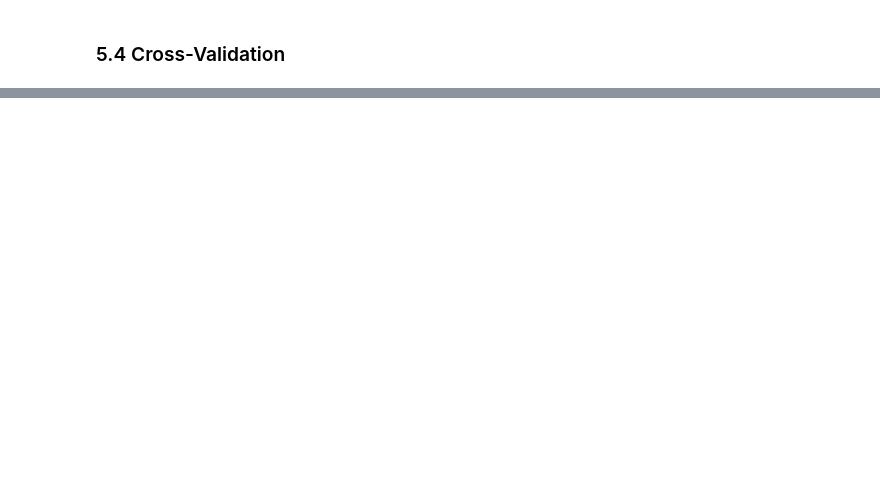
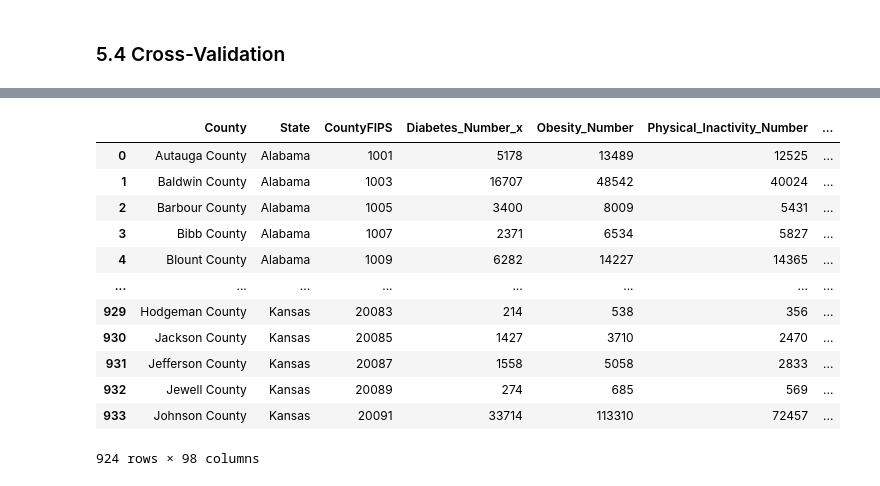
Before and after one commit to shrutibathia/CSS_Project2_Team2_Fall2020, a Jupyter notebook: Project2.ipynb, the cells around one changed output, grey strips where cells are left out. Saved outputs shown, nothing was run; the diff lists cells and outputs as text; code cells hidden in the pictures; blank space fills up the shorter version.

Commit message:
added CV results and created combined dataset to refer to for part 6

```diff
--- a/Project2.ipynb
+++ b/Project2.ipynb
@@ -664,0 +690,40 @@ split?_
+# %%
+# rebuilding our dataset to identify counties that our model predicts
+
+# transforming arrays into series
+best_pred_series = pd.Series(best_pred)
+best_pred_bin_series = pd.Series(best_pred_bin)
+
+# create a dictonary of outcome variables
+outcome = {"ridge_pred": best_pred_series,
+           "ridge_pred_binary": best_pred_bin_series}
+
+# Concatenating the series side by side as depicted by axis=1
+df = pd.concat(outcome,
+               axis = 1)
+
+# adding the diabetes rate
+diabetes_rate = mydata_norm[['Diabetes_Number']]
+diabetes_rate
+df = diabetes_rate.merge(df, left_index=True, right_index=True)
+
+# getting geo identifiers by reloading original data
+mydata = pd.read_csv("Diabetes with Population Info by County 2017.csv")
+
+# merging dataframes on index of both the dataframes
+merged_df = mydata.merge(df, left_index=True, right_index=True)
+merged_df
+# %% [output]
+|  | County | State | CountyFIPS | Diabetes_Number_x | Obesity_Number | Physical_Inactivity_Number | ... |
+| 0 | Autauga County | Alabama | 1001 | 5178 | 13489 | 12525 | ... |
+| 1 | Baldwin County | Alabama | 1003 | 16707 | 48542 | 40024 | ... |
+| 2 | Barbour County | Alabama | 1005 | 3400 | 8009 | 5431 | ... |
+| 3 | Bibb County | Alabama | 1007 | 2371 | 6534 | 5827 | ... |
+| 4 | Blount County | Alabama | 1009 | 6282 | 14227 | 14365 | ... |
+| ... | ... | ... | ... | ... | ... | ... | ... |
+| 929 | Hodgeman County | Kansas | 20083 | 214 | 538 | 356 | ... |
+| 930 | Jackson County | Kansas | 20085 | 1427 | 3710 | 2470 | ... |
+| 931 | Jefferson County | Kansas | 20087 | 1558 | 5058 | 2833 | ... |
+| 932 | Jewell County | Kansas | 20089 | 274 | 685 | 569 | ... |
+| 933 | Johnson County | Kansas | 20091 | 33714 | 113310 | 72457 | ... |
+924 rows × 98 columns
```
Also changed, not shown: parts of 14 cells of this notebook.
